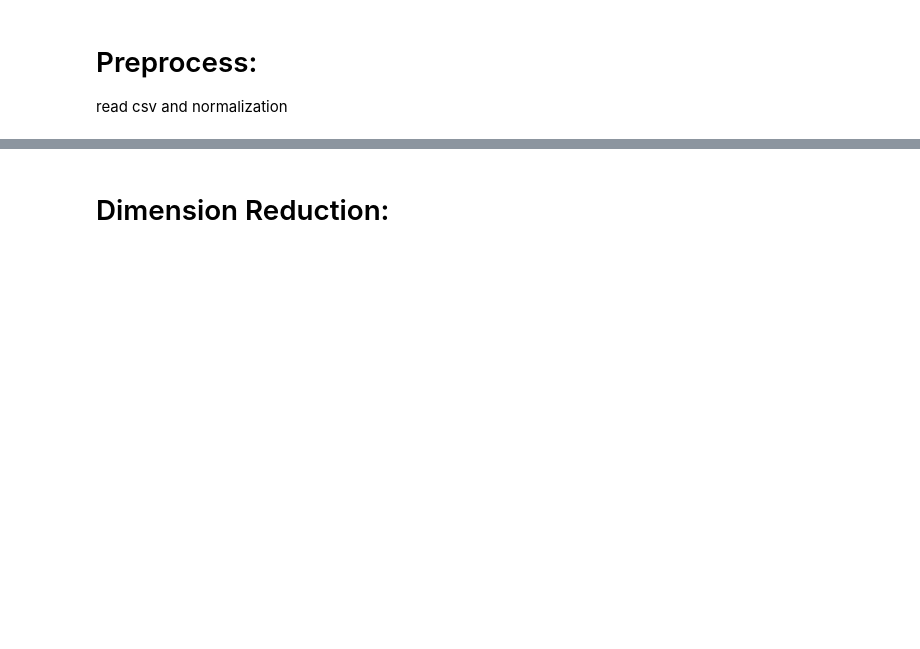
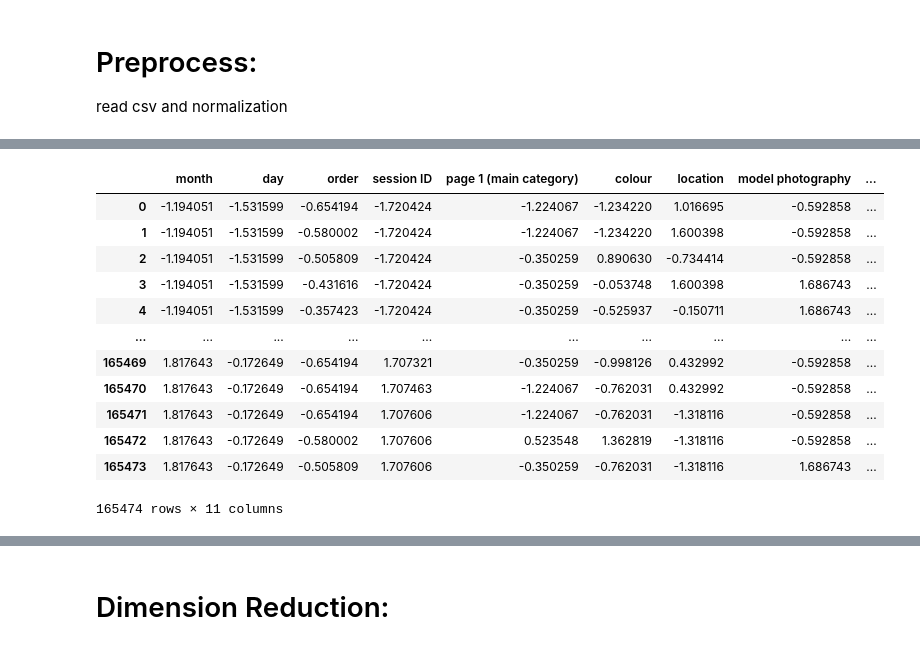
Before and after one commit to TomBekor/Unsupervised-learning, a Jupyter notebook: clean work.ipynb, the cells around one changed output, grey strips where cells are left out. Cells and saved outputs as stored; diff of their text form; code cells hidden in the pictures; blank space fills up the shorter version.

```diff
--- a/clean work.ipynb
+++ b/clean work.ipynb
@@ -28,0 +110,10 @@ data = pd.DataFrame(data=scaler.fit_transform(data), columns=[data.columns])
+# %%
+data = pd.read_csv("e-shop data and description/e-shop clothing 2008.csv", delimiter=";")
+data = data.drop(['year', 'page 2 (clothing model)'], axis=1)
+# data = data.sample(n=20000, random_state=100)
+country = data['country'].value_counts().index.tolist()
+country = np.vectorize(countries_dict.get)(country)
+amount = data['country'].value_counts().tolist()
+df = pd.DataFrame(data=[country, amount]).T
+df.columns = ['country', 'amount']
+df
@@ -29,3 +138,19 @@ data = pd.DataFrame(data=scaler.fit_transform(data), columns=[data.columns])
+# %%
+data.drop('country', axis=1)
+# %% [output]
+|  | month | day | order | session ID | page 1 (main category) | colour | location | model photography | ... |
+| 0 | -1.194051 | -1.531599 | -0.654194 | -1.720424 | -1.224067 | -1.234220 | 1.016695 | -0.592858 | ... |
+| 1 | -1.194051 | -1.531599 | -0.580002 | -1.720424 | -1.224067 | -1.234220 | 1.600398 | -0.592858 | ... |
+| 2 | -1.194051 | -1.531599 | -0.505809 | -1.720424 | -0.350259 | 0.890630 | -0.734414 | -0.592858 | ... |
+| 3 | -1.194051 | -1.531599 | -0.431616 | -1.720424 | -0.350259 | -0.053748 | 1.600398 | 1.686743 | ... |
+| 4 | -1.194051 | -1.531599 | -0.357423 | -1.720424 | -0.350259 | -0.525937 | -0.150711 | 1.686743 | ... |
+| ... | ... | ... | ... | ... | ... | ... | ... | ... | ... |
+| 165469 | 1.817643 | -0.172649 | -0.654194 | 1.707321 | -0.350259 | -0.998126 | 0.432992 | -0.592858 | ... |
+| 165470 | 1.817643 | -0.172649 | -0.654194 | 1.707463 | -1.224067 | -0.762031 | 0.432992 | -0.592858 | ... |
+| 165471 | 1.817643 | -0.172649 | -0.654194 | 1.707606 | -1.224067 | -0.762031 | -1.318116 | -0.592858 | ... |
+| 165472 | 1.817643 | -0.172649 | -0.580002 | 1.707606 | 0.523548 | 1.362819 | -1.318116 | -0.592858 | ... |
+| 165473 | 1.817643 | -0.172649 | -0.505809 | 1.707606 | -0.350259 | -0.762031 | -1.318116 | 1.686743 | ... |
+165474 rows × 11 columns
 # %%
 path = "e-shop data and description/e-shop clothing 2008.csv"
 path.split(sep='/')[-1][:-4]
```
Also changed, not shown: parts of 10 cells of this notebook, 8 other files.
